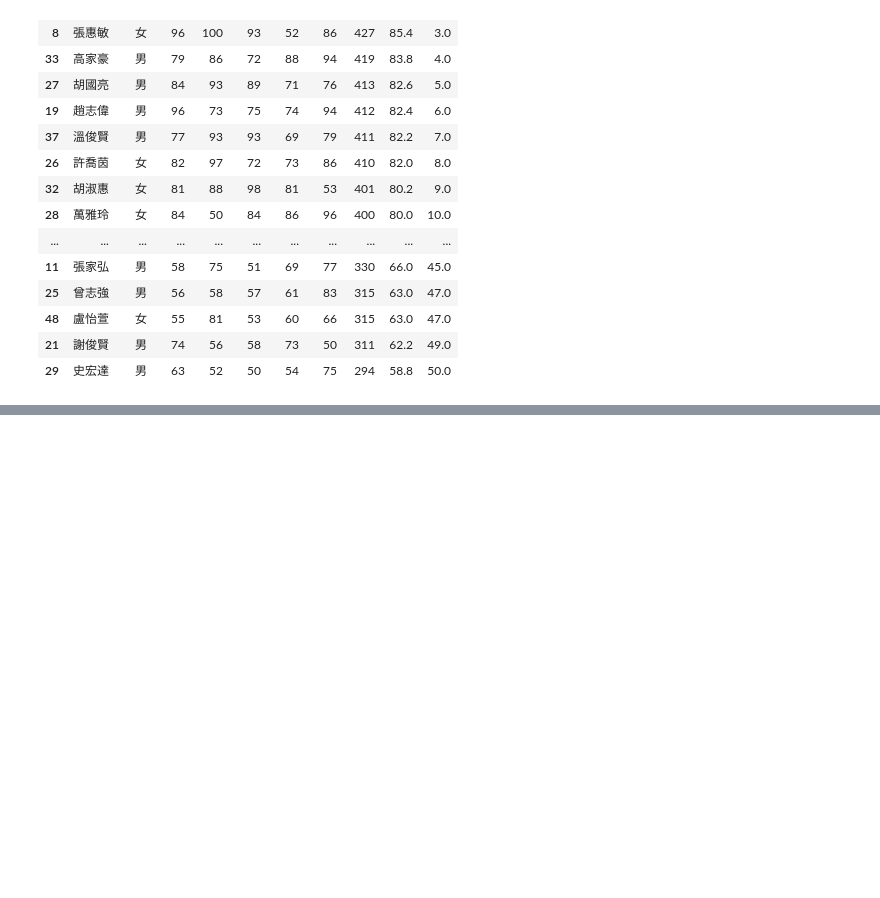
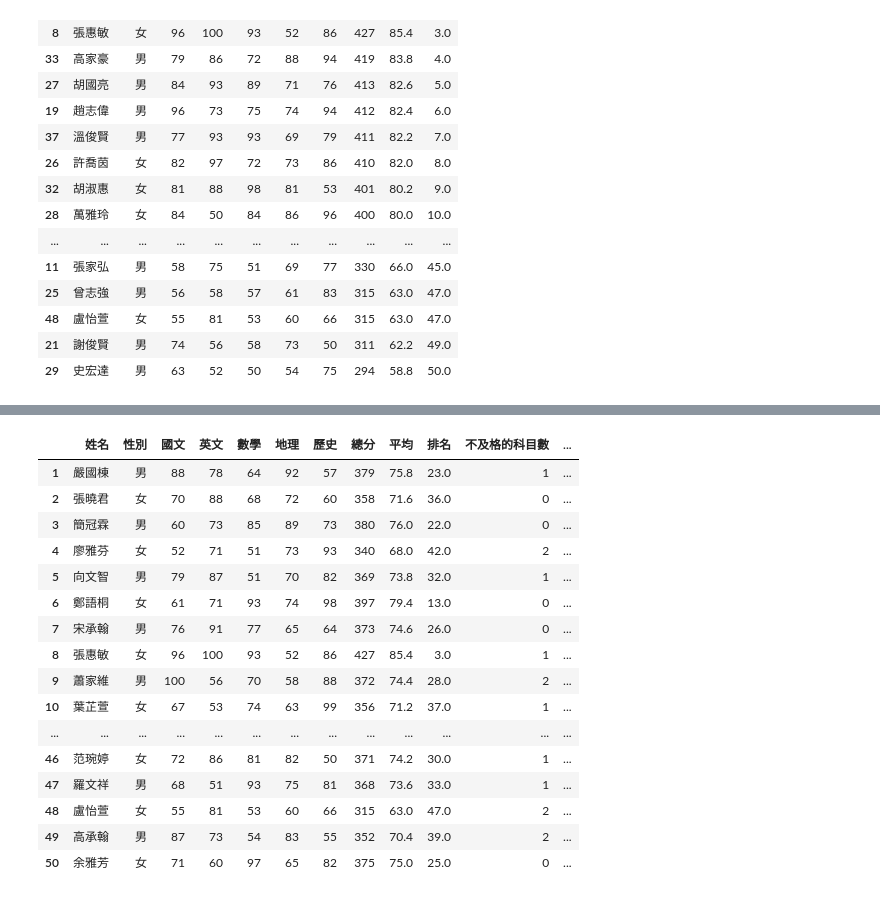
Before and after one commit to oink3388-IoT/__2026_05_09_chihlee_python__, a Jupyter notebook: 07_18/practice1.ipynb, the cells around one changed output, grey strips where cells are left out. Drawn from its saved outputs; the diff is of its cells as text; code cells hidden in the pictures; blank space fills up the shorter version.

```diff
--- a/07_18/practice1.ipynb
+++ b/07_18/practice1.ipynb
@@ -53,3 +53,11 @@ scores_df.sort_values(by='排名')
 | 48 | 盧怡萱 | 女 | 55 | 81 | 53 | 60 | 66 | 315 | 63.0 | 47.0 |
 | 21 | 謝俊賢 | 男 | 74 | 56 | 58 | 73 | 50 | 311 | 62.2 | 49.0 |
 | 29 | 史宏達 | 男 | 63 | 52 | 50 | 54 | 75 | 294 | 58.8 | 50.0 |
+# %%
+from pandas import Series
+def calculator(s:Series) -> int :
+    n=((s<60).sum())
+    return n
+
+scores_df['不及格的科目數']=scores_df[['國文','英文','數學','地理','歷史']].apply(calculator,axis=1)
+scores_df
@@ -55,0 +82,27 @@ scores_df.sort_values(by='排名')
+# %%
+def get_failing_subjects(row):
+    subjects=['國文','英文','數學','地理','歷史']
+    failing=[subj for subj in subjects if row[subj] < 60] #list綜合表達式
+    fallings=['國文','英文','數學']
+    return ','.join(failing) if failing else "無"
+
+scores_df["不及格的科目名稱"]=scores_df[['國文','英文','數學','地理','歷史']].apply(get_failing_subjects,axis=1)
+scores_df
+# %% [output]
+|  | 姓名 | 性別 | 國文 | 英文 | 數學 | 地理 | 歷史 | 總分 | 平均 | 排名 | 不及格的科目數 | ... |
+| 1 | 嚴國棟 | 男 | 88 | 78 | 64 | 92 | 57 | 379 | 75.8 | 23.0 | 1 | ... |
+| 2 | 張曉君 | 女 | 70 | 88 | 68 | 72 | 60 | 358 | 71.6 | 36.0 | 0 | ... |
+| 3 | 簡冠霖 | 男 | 60 | 73 | 85 | 89 | 73 | 380 | 76.0 | 22.0 | 0 | ... |
+| 4 | 廖雅芬 | 女 | 52 | 71 | 51 | 73 | 93 | 340 | 68.0 | 42.0 | 2 | ... |
+| 5 | 向文智 | 男 | 79 | 87 | 51 | 70 | 82 | 369 | 73.8 | 32.0 | 1 | ... |
+| 6 | 鄭語桐 | 女 | 61 | 71 | 93 | 74 | 98 | 397 | 79.4 | 13.0 | 0 | ... |
+| 7 | 宋承翰 | 男 | 76 | 91 | 77 | 65 | 64 | 373 | 74.6 | 26.0 | 0 | ... |
+| 8 | 張惠敏 | 女 | 96 | 100 | 93 | 52 | 86 | 427 | 85.4 | 3.0 | 1 | ... |
+| 9 | 蕭家維 | 男 | 100 | 56 | 70 | 58 | 88 | 372 | 74.4 | 28.0 | 2 | ... |
+| 10 | 葉芷萱 | 女 | 67 | 53 | 74 | 63 | 99 | 356 | 71.2 | 37.0 | 1 | ... |
+| ... | ... | ... | ... | ... | ... | ... | ... | ... | ... | ... | ... | ... |
+| 46 | 范琬婷 | 女 | 72 | 86 | 81 | 82 | 50 | 371 | 74.2 | 30.0 | 1 | ... |
+| 47 | 羅文祥 | 男 | 68 | 51 | 93 | 75 | 81 | 368 | 73.6 | 33.0 | 1 | ... |
+| 48 | 盧怡萱 | 女 | 55 | 81 | 53 | 60 | 66 | 315 | 63.0 | 47.0 | 2 | ... |
+| 49 | 高承翰 | 男 | 87 | 73 | 54 | 83 | 55 | 352 | 70.4 | 39.0 | 2 | ... |
+| 50 | 余雅芳 | 女 | 71 | 60 | 97 | 65 | 82 | 375 | 75.0 | 25.0 | 0 | ... |
```
Also changed, not shown: parts of 1 cell of this notebook.
